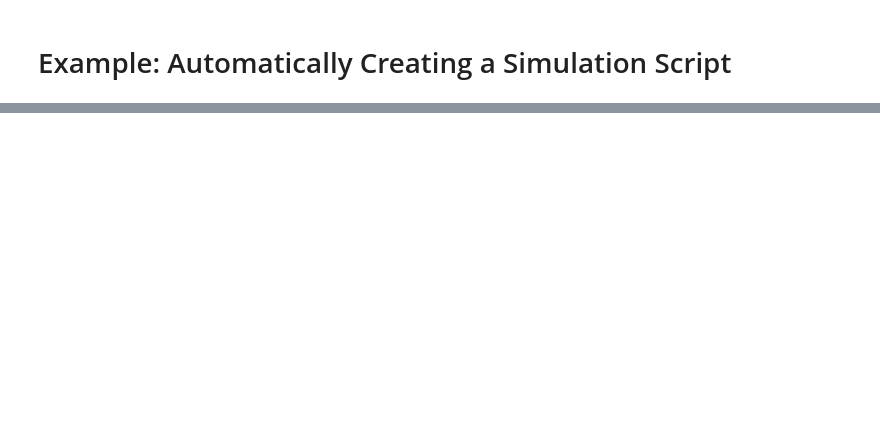
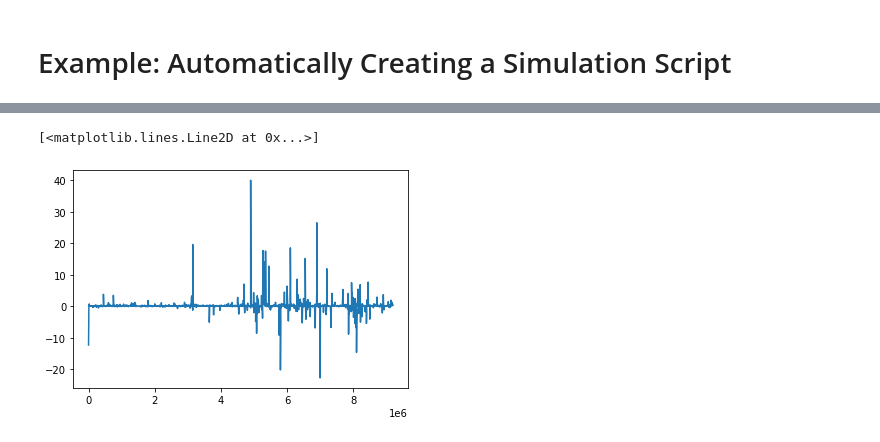
Before and after one commit to usnistgov/escherized-colloids, a Jupyter notebook: simulations/Preparing.ipynb, the cells around one changed output, grey strips where cells are left out. Drawn from its saved outputs; the diff is of its cells as text; code cells hidden in the pictures; blank space fills up the shorter version.

```diff
--- a/simulations/Preparing.ipynb
+++ b/simulations/Preparing.ipynb
@@ -197,0 +231,5 @@ make(
+# %%
+plt.plot(results['Step'], results['Press'])
+# %% [output]
+[<matplotlib.lines.Line2D at 0x...>]
+[figure, added]
```
Also changed, not shown: parts of 14 cells of this notebook, 3 other files.
